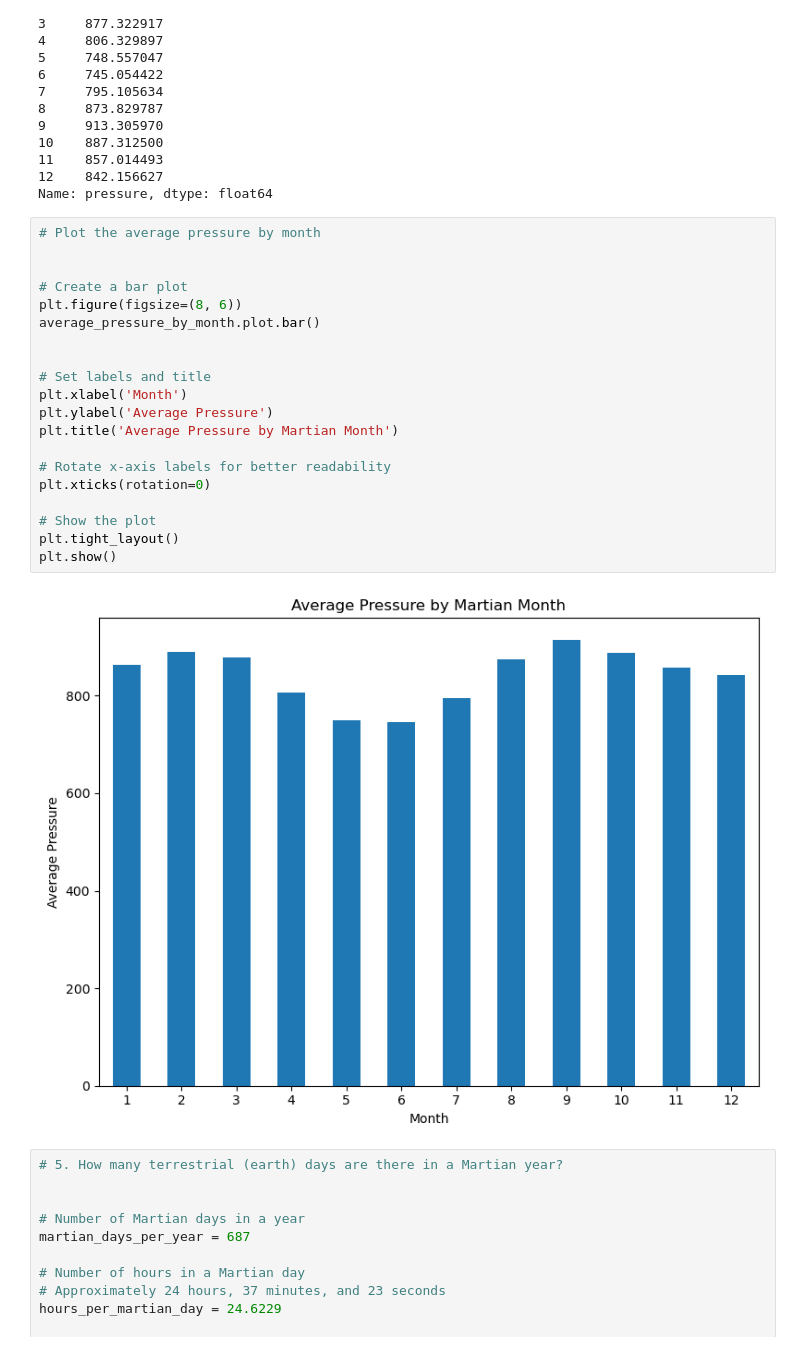
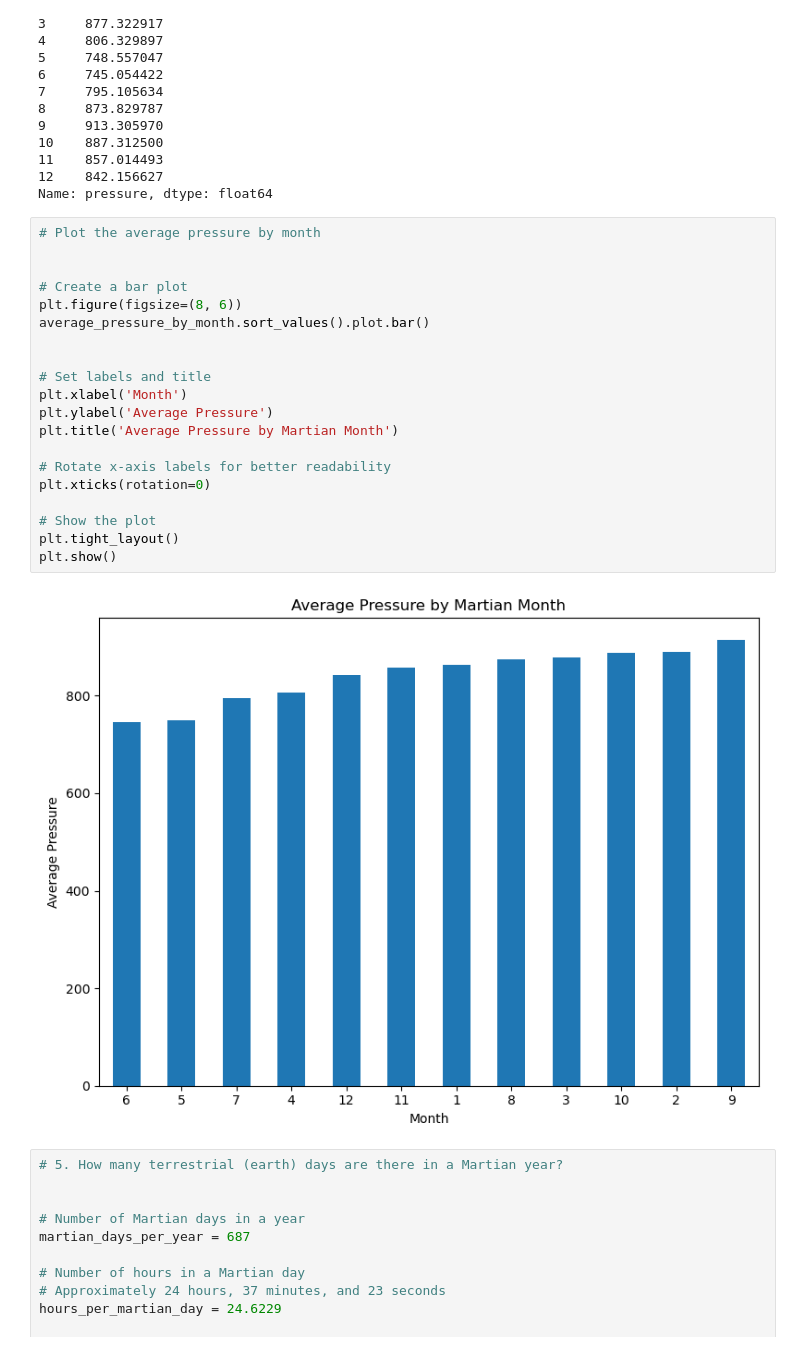
Before and after one commit to mairasyed/Web_scraping_and_data_analysis, a Jupyter notebook: part_2_mars_weather.ipynb, the cells around one changed output. Saved outputs shown, nothing was run; the diff lists cells and outputs as text.

```diff
--- a/part_2_mars_weather.ipynb
+++ b/part_2_mars_weather.ipynb
@@ -322,25 +319,25 @@ Name: pressure, dtype: float64
 # %%
 # Plot the average pressure by month
 
 
 # Create a bar plot
 plt.figure(figsize=(8, 6))
-average_pressure_by_month.plot.bar()
+average_pressure_by_month.sort_values().plot.bar()
 
 
 # Set labels and title
 plt.xlabel('Month')
 plt.ylabel('Average Pressure')
 plt.title('Average Pressure by Martian Month')
 
 # Rotate x-axis labels for better readability
 plt.xticks(rotation=0)
 
 # Show the plot
 plt.tight_layout()
 plt.show()
 # %% [output]
-[figure, old version]
+[figure, new version]
 # %%
 # 5. How many terrestrial (earth) days are there in a Martian year?
 
```
Also changed, not shown: parts of 1 cell of this notebook, 29 other files.
